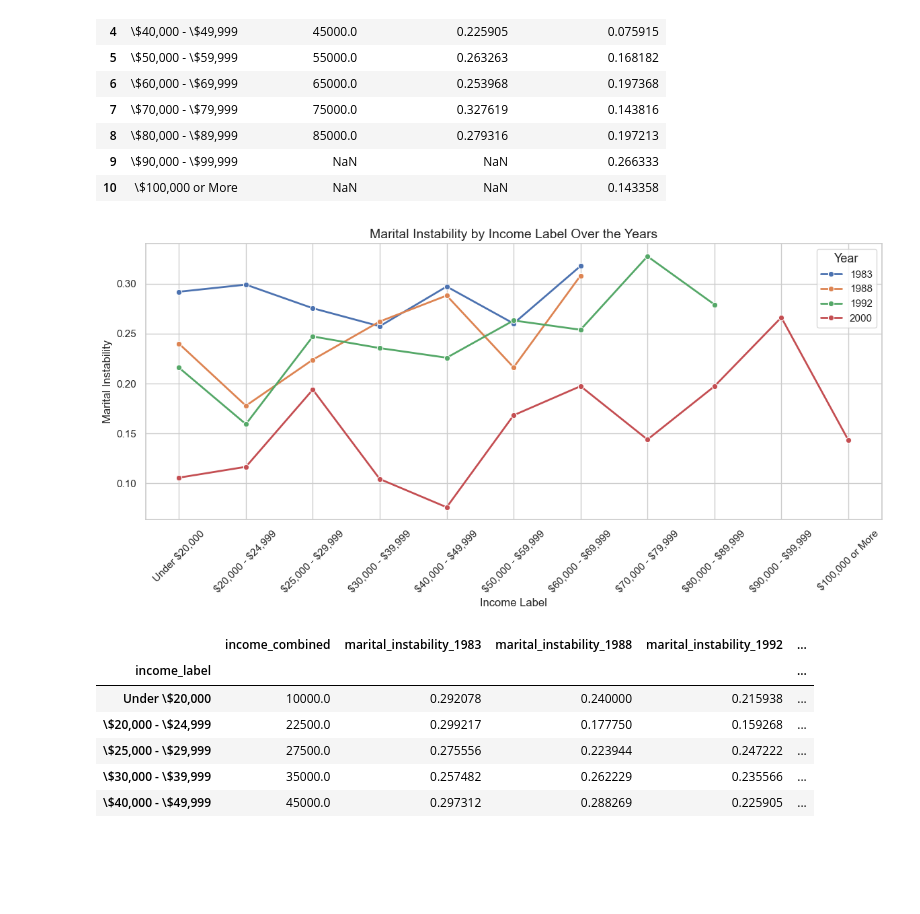
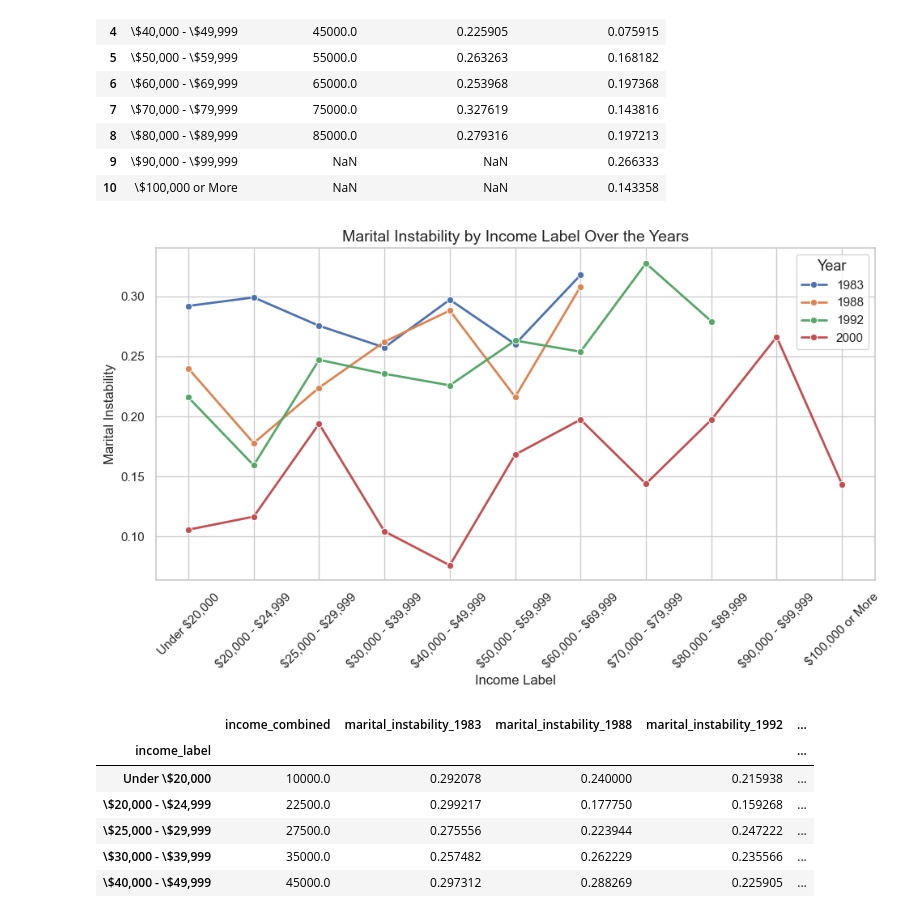
Before and after one commit to sgwlee96/Fall2024, a Jupyter notebook: DATA240/GroupProject/Untitled1.ipynb, the cells around one changed output. Saved outputs shown, nothing was run; the diff lists cells and outputs as text; code cells hidden in the pictures; blank space fills up the shorter version.

```diff
--- a/DATA240/GroupProject/Untitled1.ipynb
+++ b/DATA240/GroupProject/Untitled1.ipynb
@@ -803,35 +803,35 @@ income_instability_all_year = temp
 # %%
 import seaborn as sns
 import matplotlib.pyplot as plt
 
 # Set the style of the plot
 sns.set(style="whitegrid")
 
 # Plot the marital instability trend for each year
-plt.figure(figsize=(12,6))
+plt.figure(figsize=(10,6))
 
 # Plot each marital instability year using seaborn
 sns.lineplot(data=income_instability_all_year, x=income_instability_all_year.index, y='marital_instability_1983', label='1983', marker='o', linewidth=2)
 sns.lineplot(data=income_instability_all_year, x=income_instability_all_year.index, y='marital_instability_1988', label='1988', marker='o', linewidth=2)
 sns.lineplot(data=income_instability_all_year, x=income_instability_all_year.index, y='marital_instability_1992', label='1992', marker='o', linewidth=2)
 sns.lineplot(data=income_instability_all_year, x=income_instability_all_year.index, y='marital_instability_2000', label='2000', marker='o', linewidth=2)
 
 # Customize labels and title
 plt.xlabel('Income Label', fontsize=12)
 plt.ylabel('Marital Instability', fontsize=12)
 plt.title('Marital Instability by Income Label Over the Years', fontsize=14)
 
 # Rotate the x-axis labels for better readability
 plt.xticks(rotation=45)
 
 # Add a legend to the plot
 plt.legend(title="Year", title_fontsize='13')
 
 # Show the plot
 plt.tight_layout()
 plt.show()
 # %% [output]
-[figure, old version]
+[figure, new version]
 # %%
 income_instability_all_year
 # %% [output]
```
Also changed, not shown: parts of 29 cells of this notebook.
